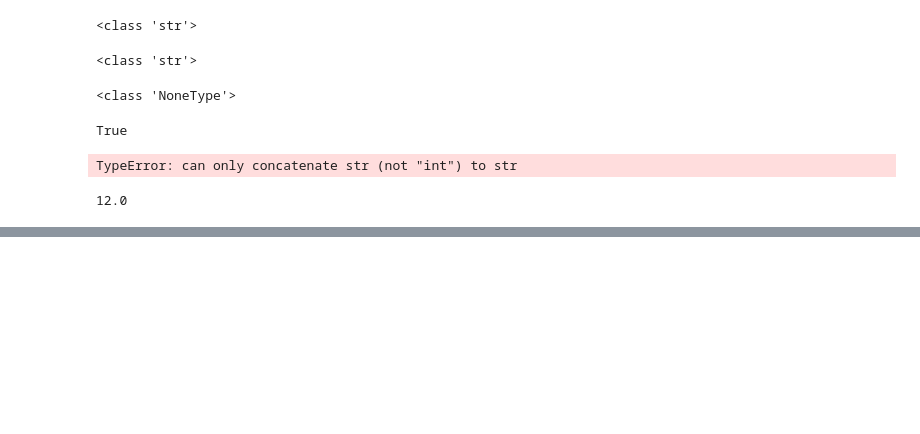
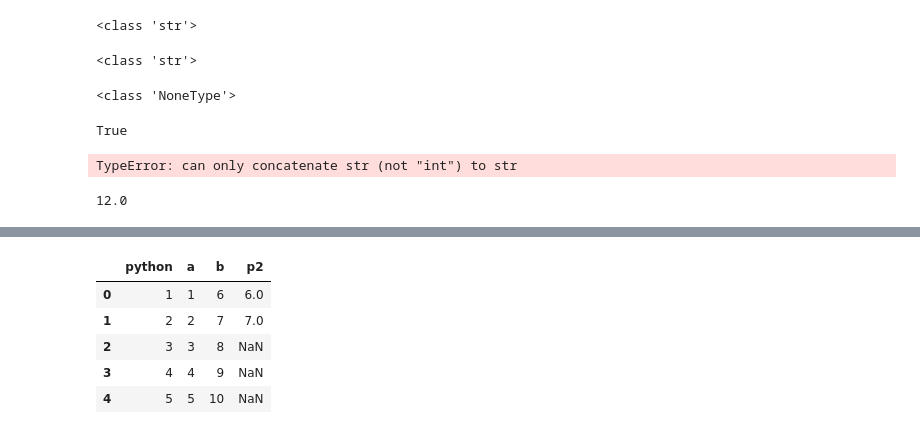
Before and after one commit to vishalshrma6168/ml2, a Jupyter notebook: Untitled.ipynb, the cells around one changed output, grey strips where cells are left out. Cells and saved outputs as stored; diff of their text form; code cells hidden in the pictures; blank space fills up the shorter version.

```diff
--- a/Untitled.ipynb
+++ b/Untitled.ipynb
@@ -127,0 +221,18 @@ print(y)
+# %%
+import pandas as pd
+ab=pd.DataFrame({
+    "a":[1,2,3,4,5],
+    "b":[6,7,8,9,10]
+    })
+ab.insert(0,"python",ab["a"])
+ab
+
+ab["p2"]=ab["b"][0:2]
+ab
+# %% [output]
+|  | python | a | b | p2 |
+| 0 | 1 | 1 | 6 | 6.0 |
+| 1 | 2 | 2 | 7 | 7.0 |
+| 2 | 3 | 3 | 8 | NaN |
+| 3 | 4 | 4 | 9 | NaN |
+| 4 | 5 | 5 | 10 | NaN |
```
Also changed, not shown: parts of 29 cells of this notebook, 3 other files.
